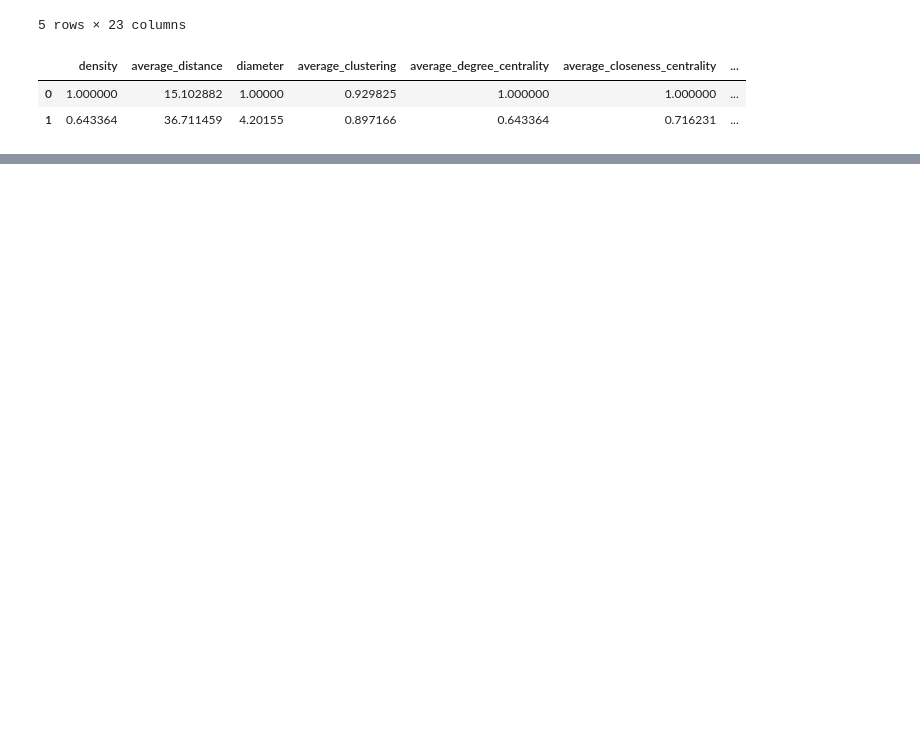
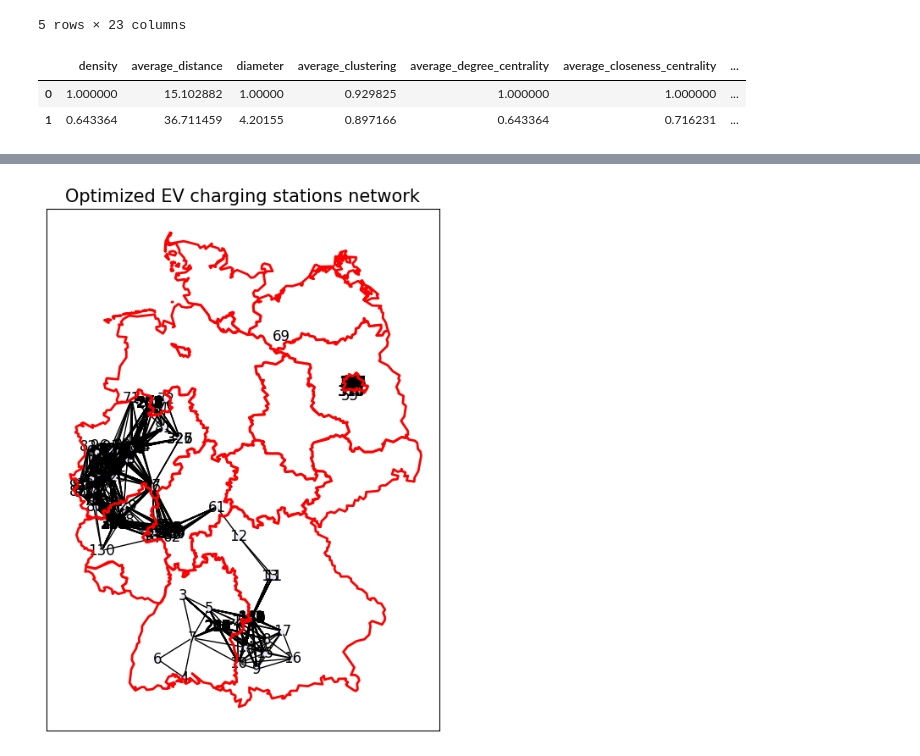
Before and after one commit to GiovanniFilomeno/DataAnalytics_Thesis, a Jupyter notebook: analysis.ipynb, the cells around one changed output, grey strips where cells are left out. Saved outputs shown, nothing was run; the diff lists cells and outputs as text; code cells hidden in the pictures; blank space fills up the shorter version.

```diff
--- a/analysis.ipynb
+++ b/analysis.ipynb
@@ -99,9 +100,7 @@ def calculate_metrics(graph):
 def weighted_mean(values, weights):
     return sum(value * weight for value, weight in zip(values, weights)) / sum(weights)
 
-results = []
-for year in years:
-    graph = graphs[year]
+def calculate_weighted_metrics(graph, year):
     components = [graph.subgraph(cc) for cc in nx.connected_components(graph) if len(cc) >= 2]
 
     metric_sums = {"density": 0.0, "average_distance": 0.0, "diameter": 0, "average_clustering": 0.0,
@@ -120,6 +119,13 @@ for year in years:
     weighted_metrics["year"] = year
     weighted_metrics["total_nodes"] = graph.number_of_nodes()
     weighted_metrics["subnetwork_sizes"] = subnetwork_sizes
+
+    return weighted_metrics
+
+results = []
+for year in years:
+    graph = graphs[year]
+    weighted_metrics=calculate_weighted_metrics(graph, year)
     results.append(weighted_metrics)
 
 df = pd.DataFrame(results)
@@ -362,5 +388,5 @@ def genetic_algorithm(graph, population_size=100, num_generations=100, mutation_
 import warnings
 warnings.filterwarnings('ignore', category=UserWarning, module='sklearn')
 
-network_ottimizzato = genetic_algorithm(graphs[2010], num_new_stations=2000, num_generations=10, year=2010)
+network_ottimizzato = genetic_algorithm(graphs[2010], num_new_stations=200, num_generations=10, year=2010, population_size=50)
 # %% [output]
@@ -369,3 +411,46 @@ KeyboardInterrupt:
+# %%
+import matplotlib.pyplot as plt
+import geopandas as gpd
+import networkx as nx
+from pyproj import Transformer
+import numpy as np
+
+options = {
+    'node_color': 'lavender',
+    'node_size': 10,
+    'width': 1,
+    'arrowsize': 1,
+}
+
+# Leggi il file GeoJSON dei confini della Germania
+germany_boundary = gpd.read_file('boundaries/4_niedrig.geo.json')
+
+# Converti le coordinate geografiche in coordinate UTM
+germany_boundary = germany_boundary.to_crs('epsg:32632')
+
+# Crea un nuovo plot
+fig, ax = plt.subplots(figsize=(12, 8))
+
+# Assumi che 'nodes_id' sia una lista di numeri interi rappresentanti gli identificatori dei nodi nel tuo grafo
+nodes_id = list(network_ottimizzato.nodes)
+
+# Crea un dizionario delle posizioni dei nodi nel grafo, utilizzando le coordinate di latitudine e longitudine
+transformer = Transformer.from_crs('epsg:4326', 'epsg:32632', always_xy=True)
+positions = [(network_ottimizzato.nodes[node_id]['latitude'], network_ottimizzato.nodes[node_id]['longitude']) for node_id in nodes_id]
+positions_utm = np.array([transformer.transform(x[1], x[0]) for x in positions])
+pos = {nodes_id[i]: positions_utm[i] for i in range(len(nodes_id))}
+
+# Disegna il network ottimizzato
+nx.draw_networkx(network_ottimizzato, pos=pos, ax=ax, **options)
+
+# Disegna i confini della Germania
+germany_boundary.boundary.plot(ax=ax, linewidth=2, color='red', zorder=3)
+
+# Imposta i titoli e visualizza il grafico
+plt.title('Optimized EV charging stations network', fontsize=15)
+plt.show()
+# %% [output]
+[figure, added]
 # %%
     # def calculate_population_coverage(graph, population_data, rural_threshold, city_threshold):
     #     # Qui stiamo assumendo che 'population_data' sia un DataFrame con colonne 'coordinates' (tuple), 'population' (int) e 'type' ('rural' o 'city').
```
Also changed, not shown: parts of 4 cells of this notebook, 4 other files.
